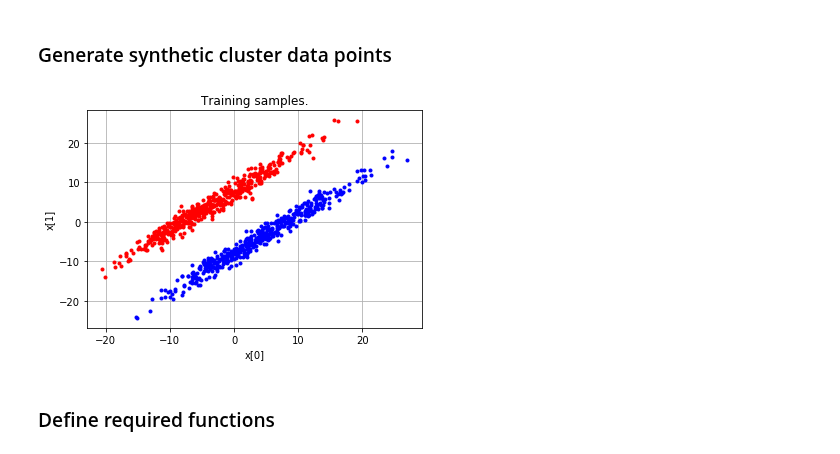
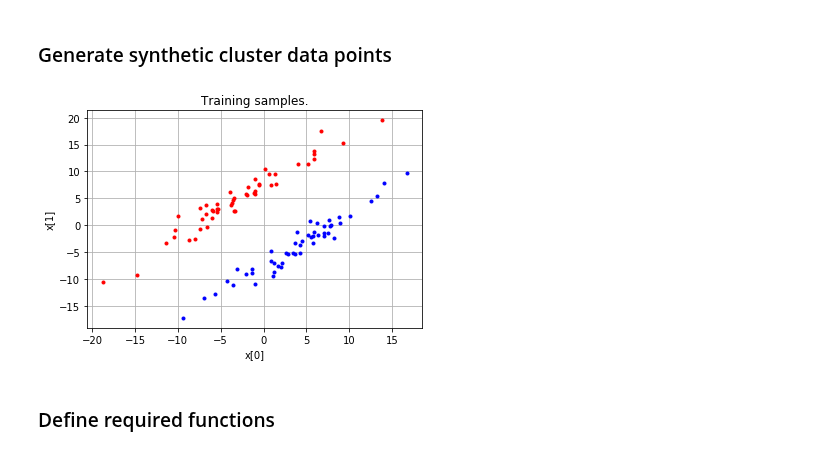
Before and after one commit to nidhin-koshy/Notebooks, a Jupyter notebook: Clustering.ipynb, the cells around one changed output. Saved outputs shown, nothing was run; the diff lists cells and outputs as text; code cells hidden in the pictures.

```diff
--- a/Clustering.ipynb
+++ b/Clustering.ipynb
@@ -27,8 +27,8 @@ import matplotlib.pyplot as plt
 # %%
 #generate data points for clustering
 #generate isotropic Gaussian distributed clusters
-num_x1_samples = 500 # number of samples from Class 1
-num_x2_samples = 500 # number of samples from Class 2
+num_x1_samples = 50 # number of samples from Class 1
+num_x2_samples = 50 # number of samples from Class 2
 theta_rot = (-np.pi)/4
 sigma_1 = 1
 sigma_2 = 10
@@ -39,34 +39,34 @@ comb_mat = np.matmul(rot_mat,cov_sqrt).T
 mu_1 = np.array([[4,-4]]).T # Mean of the points in Class 1
 mu_2 = np.array([[-4,4]]).T # Mean of the points in Class 2
 
 x1 = np.random.randn(num_x1_samples,2)  # Generate num_x1_samples points for Class 1, with mean of mu_1
 y1 = np.ones((num_x1_samples,1)) # Assign a label of +1 to the samples from Class 1
 x1=np.matmul(x1,comb_mat)+ mu_1.T
 
 x2 = np.random.randn(num_x2_samples,2) # Generate num_x2_samples points for Class 2, with mean of mu_2
 y2 = -1*np.ones((num_x2_samples,1)) # Assign a label of -1 to the samples from Class 2
 x2=np.matmul(x2,comb_mat)+ mu_2.T
 
 x_train = np.concatenate((x1,x2),axis=0) # The training data will be a mix of the samples from Class 1 and Class 2. Here we are stacking the rows on top of each other
 y_train = np.concatenate((y1,y2),axis=0) # Just as the sample points were concatenated, we need to concatenate the labels
 
 #Shuffle training samples. The samples we obtain in practise might be in random order.
 perm = np.random.permutation(y_train.size)
 
 x_train = x_train[perm,:]
 y_train = y_train[perm,:]
 
 
 
 plt.plot(x1[:,0],x1[:,1],'.b')
 plt.plot(x2[:,0],x2[:,1],'.r')
 plt.grid()
 plt.title("Training samples.")
 plt.xlabel("x[0]")
 plt.ylabel("x[1]")
 plt.show()
 # %% [output]
-[figure, old version]
+[figure, new version]
 # %% [markdown]
 ### Define required functions
 # %%
```
Also changed, not shown: parts of 6 cells of this notebook.
